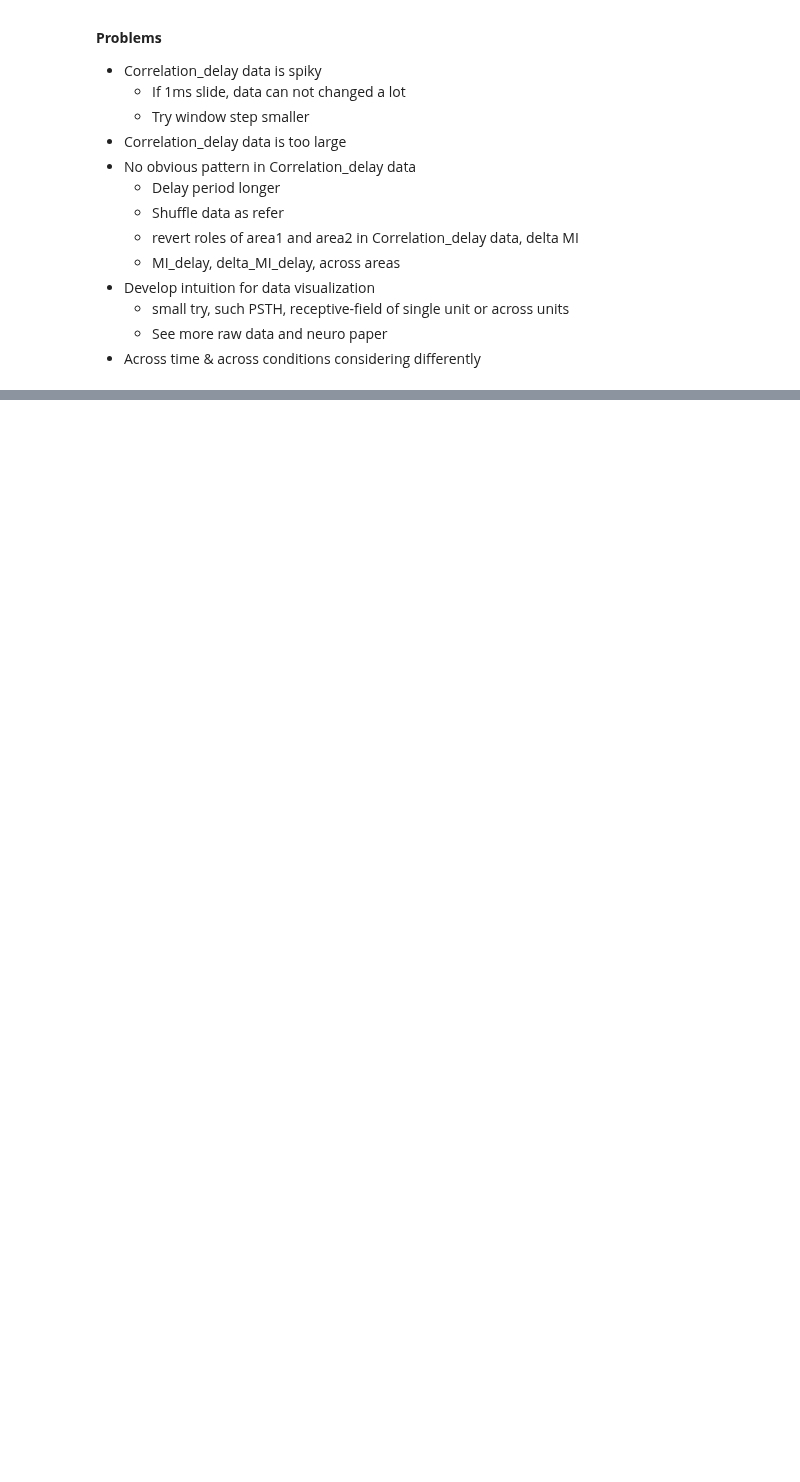
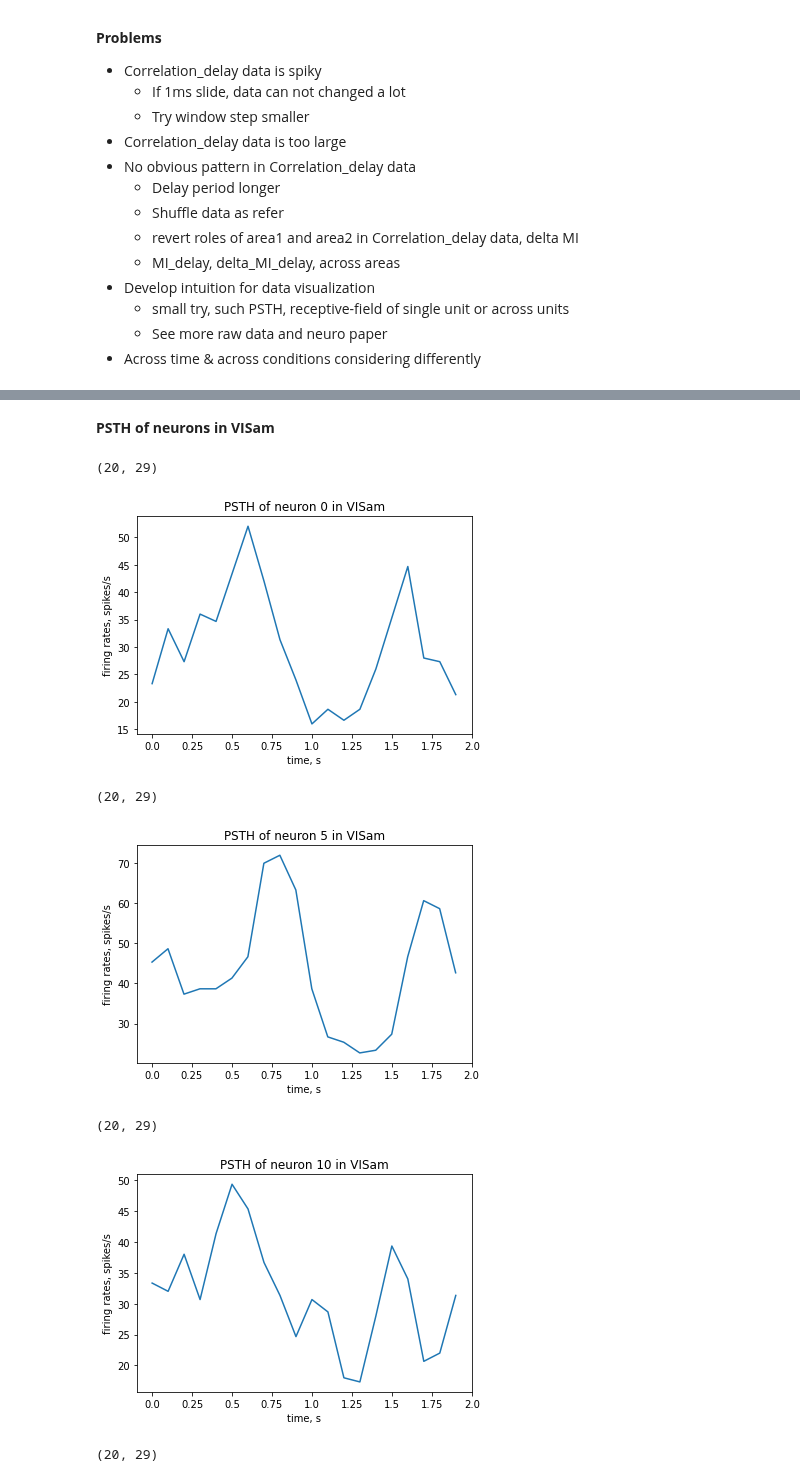
Before and after one commit to Jp-17/Coding_learning, a Jupyter notebook: Project_explore/Information flow across areas/CS_CCA_part1.ipynb, the cells around one changed output, grey strips where cells are left out. Cells and saved outputs as stored; diff of their text form; code cells hidden in the pictures; blank space fills up the shorter version.

```diff
--- a/Project_explore/Information flow across areas/CS_CCA_part1.ipynb
+++ b/Project_explore/Information flow across areas/CS_CCA_part1.ipynb
@@ -31,0 +204,46 @@
+# %%
+def drift_PSTH(area, unit_id, drift_stim_table, temp_freq=1.0, ori=90.0, bin=0.1, period=2):
+
+    stim_table = drift_stim_table[(drift_stim_table['temporal_frequency'] == temp_freq)
+                        & (drift_stim_table['orientation'] == ori)]
+    response_matrix = spike_matrix(area, stim_table, bin=bin)
+
+    # spikes/s, average spikes across trails and time bins, shape=bins*neurons
+    response_matrix = response_matrix.mean(0) / bin
+
+    if unit_id < response_matrix.shape[1]:
+        unit_psth = response_matrix[:, unit_id]
+    else:
+        print(f'There is no neuron {unit_id} in {area}')
+        return
+
+    print(response_matrix.shape)
+
+    time_bins = np.linspace(0, period, 9)
+    tick_bins = time_bins/bin
+    label_bins = time_bins
+
+    plt.figure()
+    plt.plot(unit_psth)
+    plt.title(f'PSTH of neuron {unit_id} in {area}')
+    plt.xlabel('time, s')
+    plt.xticks(ticks=tick_bins, labels=label_bins)
+    plt.ylabel('firing rates, spikes/s')
+    plt.show()
+
+    return unit_psth
+# %% [markdown]
+**PSTH of neurons in VISam**
+# %%
+unit_list = [0, 5, 10, 20]
+
+for i in range(len(unit_list)):
+    drift_PSTH(area='VISam', unit_id=unit_list[i], drift_stim_table=drift_stim_table)
+# %% [output]
+(20, 29)
+[figure, added]
+(20, 29)
+[figure, added]
+(20, 29)
+[figure, added]
+(20, 29)
```
Also changed, not shown: parts of 23 cells of this notebook.
